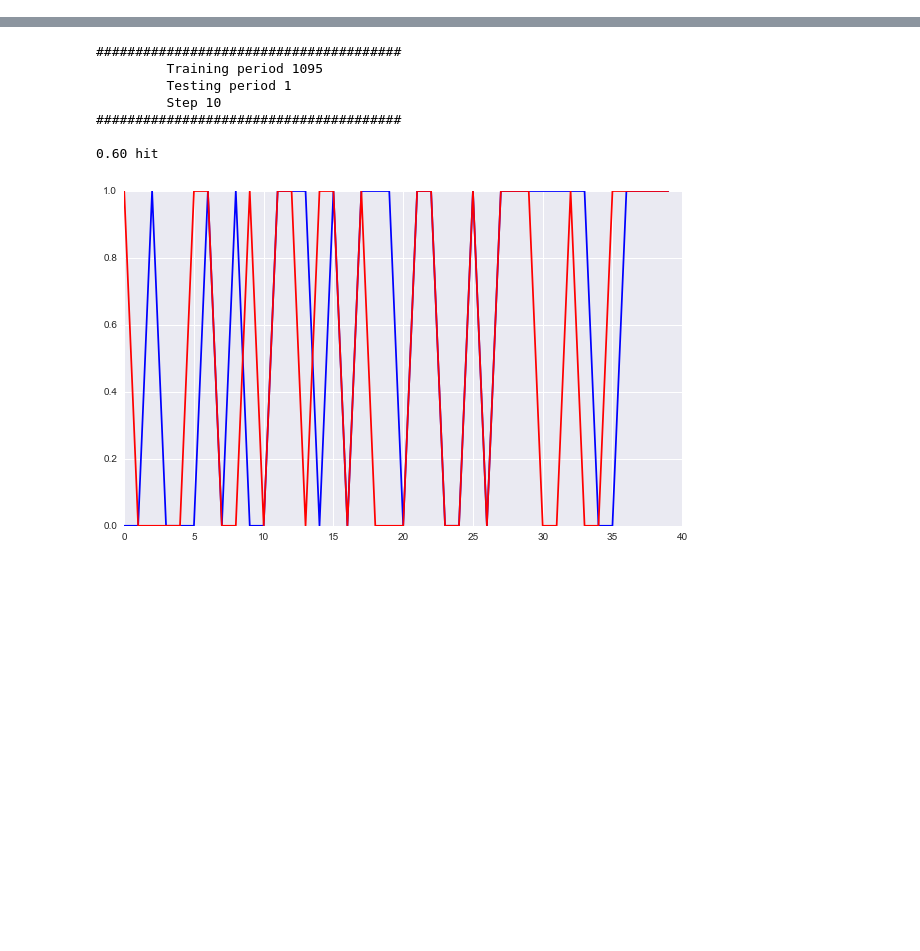
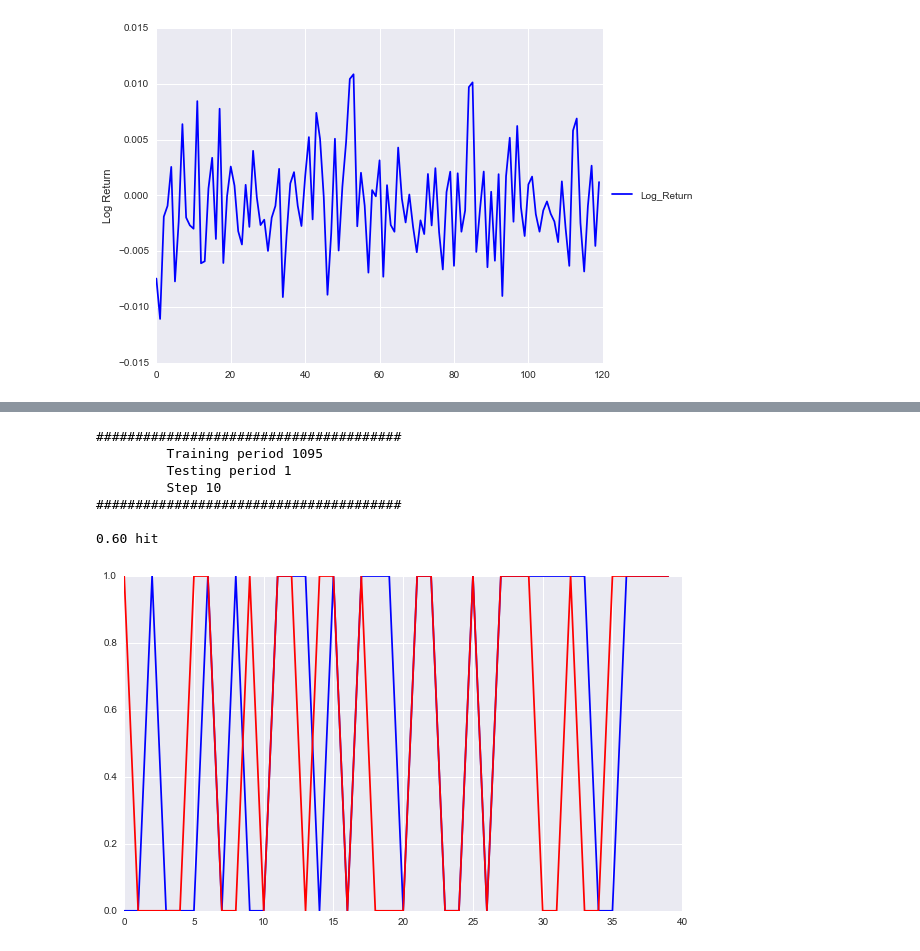
Before and after one commit to pablovicente/stock-index-prediction, a Jupyter notebook: Data_Analysis.ipynb, the cells around one changed output, grey strips where cells are left out. Saved outputs shown, nothing was run; the diff lists cells and outputs as text; code cells hidden in the pictures; blank space fills up the shorter version.

```diff
--- a/Data_Analysis.ipynb
+++ b/Data_Analysis.ipynb
@@ -88,3 +187,23 @@ trainX, trainY, testX, testY, cols = ml_dataset.dataset_to_train_using_dates(dat
+# %%
+x = [datetime.strptime(d,'%Y-%m-%d').date() for d in INDEX_DJIA['Date'].tolist()]
+
+x_array = np.asarray(x)
+nlag = len(x)
+range_show = nlag
+
+plt.rcParams["figure.figsize"] = fig_size
+pylab.figure(0)
+ax = plt.subplot(111)
+box = ax.get_position()
+
+
+ax.plot(INDEX_DJIA['Log_Return'][:120], 'b')
+ax.set_position([box.x0, box.y0, box.width * 0.8, box.height])
+ax.legend(loc='center left', bbox_to_anchor=(1, 0.5))
+plt.ylabel('Log Return')
+plt.savefig('/Users/Pablo/Desktop/figure2.png')
+# %% [output]
+[figure, added]
 # %%
 N_TREES = 500
 SEED = 42
```
Also changed, not shown: parts of 4 cells of this notebook, 8 other files.
